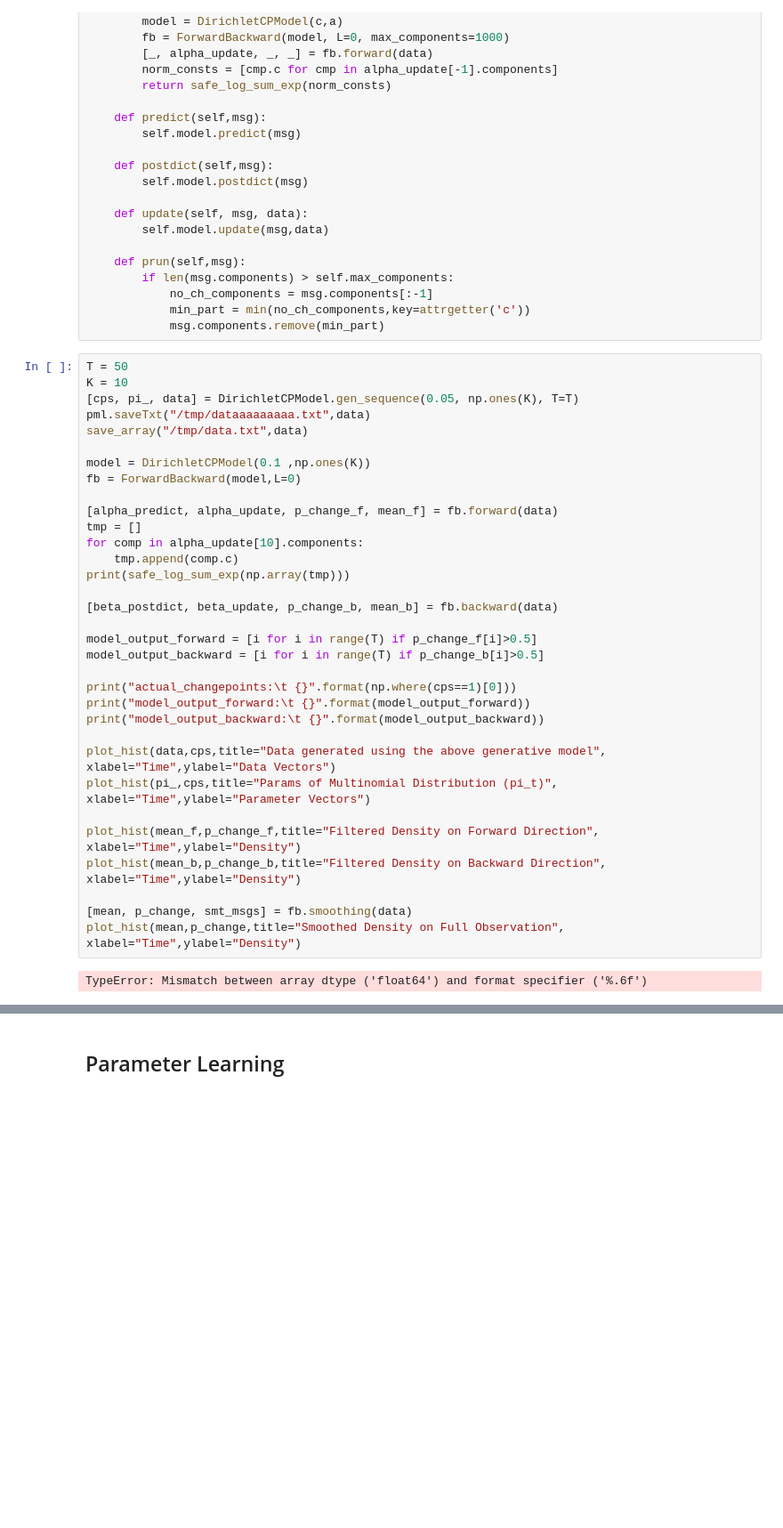
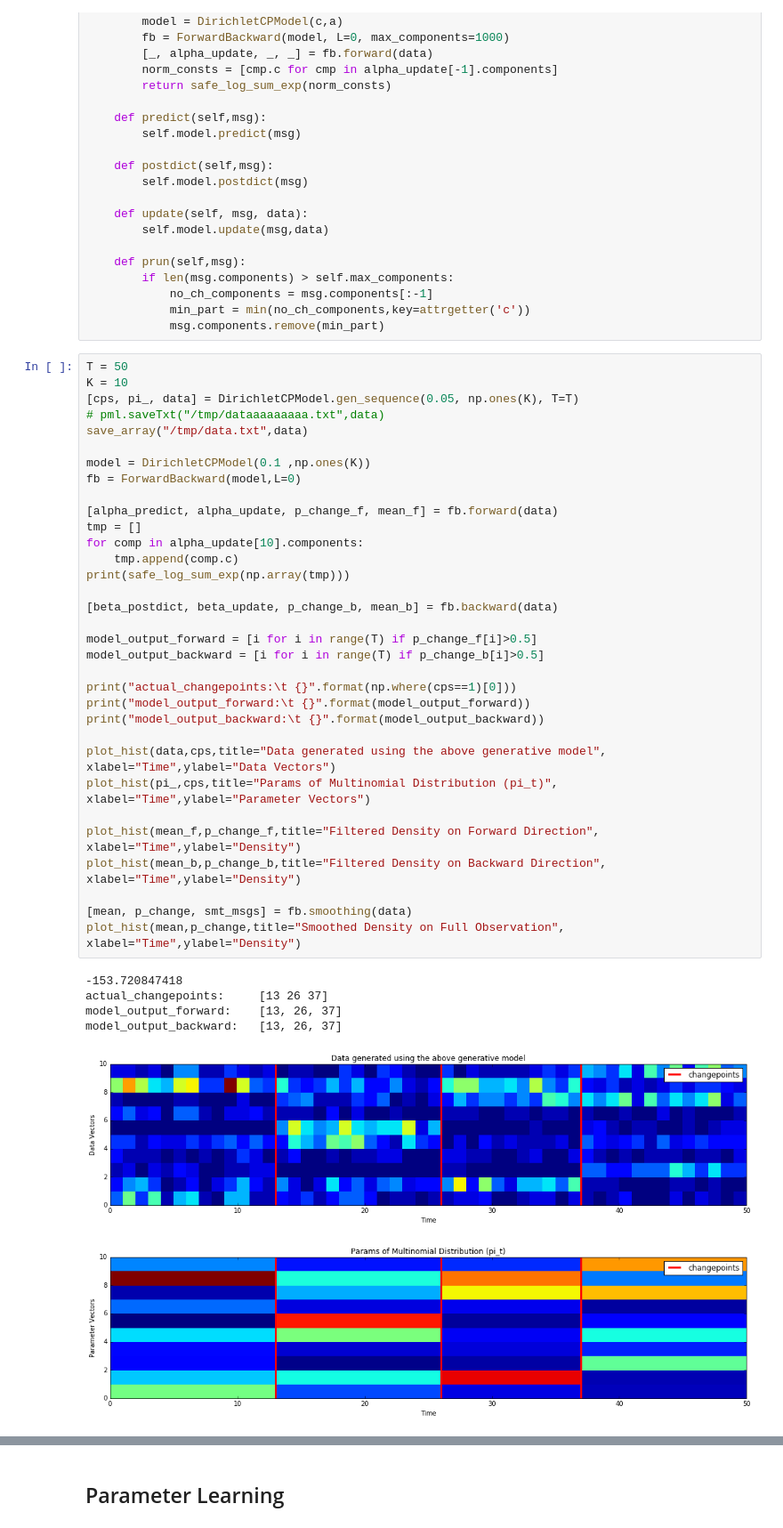
Before and after one commit to cagatayyildiz/bayesian, a Jupyter notebook: Bayesian_Change_Point_Model.ipynb, the cells around one changed output, grey strips where cells are left out. Shown: that part at 89% size. Drawn from its saved outputs; the diff is of its cells as text; blank space fills up the shorter version.

```diff
--- a/Bayesian_Change_Point_Model.ipynb
+++ b/Bayesian_Change_Point_Model.ipynb
@@ -626,34 +626,39 @@ class ForwardBackward:
 T = 50
 K = 10
 [cps, pi_, data] = DirichletCPModel.gen_sequence(0.05, np.ones(K), T=T)
-pml.saveTxt("/tmp/dataaaaaaaaa.txt",data)
+# pml.saveTxt("/tmp/dataaaaaaaaa.txt",data)
 save_array("/tmp/data.txt",data)
 
 model = DirichletCPModel(0.1 ,np.ones(K))
 fb = ForwardBackward(model,L=0)
 
 [alpha_predict, alpha_update, p_change_f, mean_f] = fb.forward(data)
 tmp = []
 for comp in alpha_update[10].components:
     tmp.append(comp.c)
 print(safe_log_sum_exp(np.array(tmp)))
 
 [beta_postdict, beta_update, p_change_b, mean_b] = fb.backward(data)
 
 model_output_forward = [i for i in range(T) if p_change_f[i]>0.5]
 model_output_backward = [i for i in range(T) if p_change_b[i]>0.5]
 
 print("actual_changepoints:\t {}".format(np.where(cps==1)[0]))
 print("model_output_forward:\t {}".format(model_output_forward))
 print("model_output_backward:\t {}".format(model_output_backward))
 
 plot_hist(data,cps,title="Data generated using the above generative model", xlabel="Time",ylabel="Data Vectors")
 plot_hist(pi_,cps,title="Params of Multinomial Distribution (pi_t)", xlabel="Time",ylabel="Parameter Vectors")
 
 plot_hist(mean_f,p_change_f,title="Filtered Density on Forward Direction", xlabel="Time",ylabel="Density")
 plot_hist(mean_b,p_change_b,title="Filtered Density on Backward Direction", xlabel="Time",ylabel="Density")
 
 [mean, p_change, smt_msgs] = fb.smoothing(data)
 plot_hist(mean,p_change,title="Smoothed Density on Full Observation", xlabel="Time",ylabel="Density")
 # %% [output]
-TypeError: Mismatch between array dtype ('float64') and format specifier ('%.6f')
+-153.720847418
+actual_changepoints:     [13 26 37]
+model_output_forward:    [13, 26, 37]
+model_output_backward:   [13, 26, 37]
+[figure, added]
+[figure, added]
```
Also changed, not shown: parts of 3 cells of this notebook.
